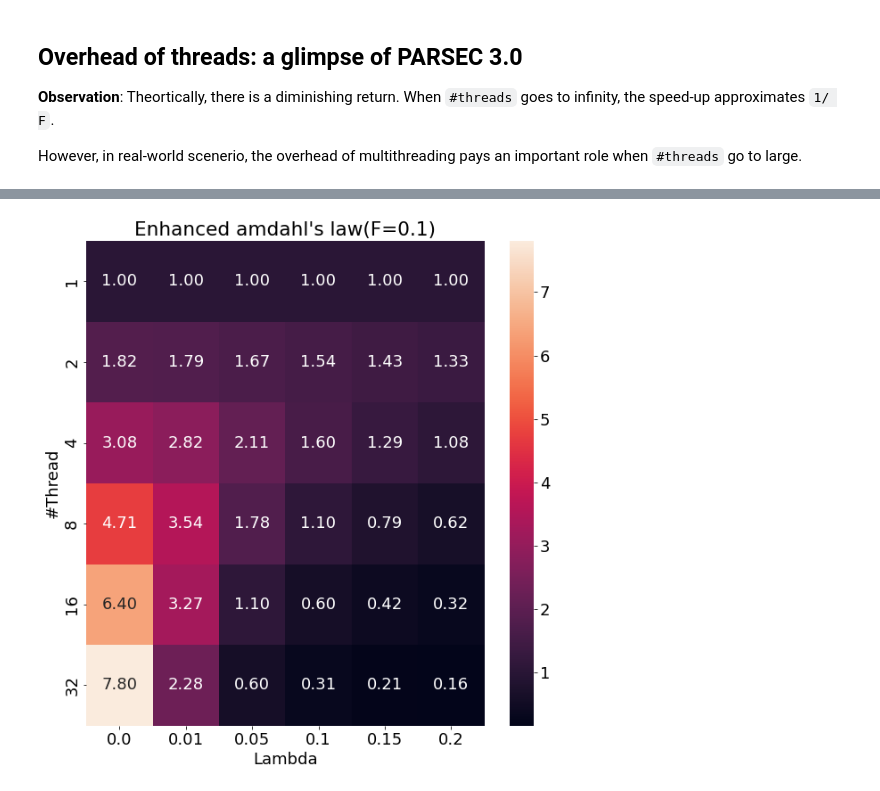
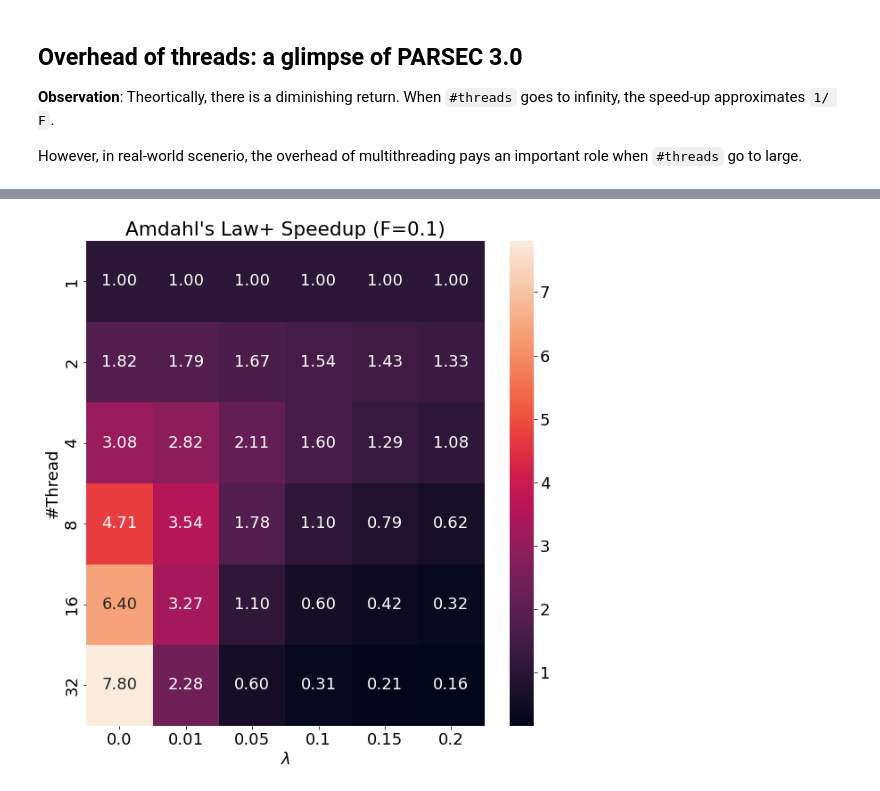
Before and after one commit to liubai01/Multicore-NYU-2021, a Jupyter notebook: Amdahl's law.ipynb, the cells around one changed output, grey strips where cells are left out. Cells and saved outputs as stored; diff of their text form; code cells hidden in the pictures.

```diff
--- a/Amdahl's law.ipynb
+++ b/Amdahl's law.ipynb
@@ -181,20 +201,20 @@ ax = sns.heatmap(vis, annot=True, fmt=".2f")
 # %%
 L = [0.0, 0.01, 0.05, 0.1, 0.15, 0.2]
 P = [1, 2, 4, 8, 16, 32]
 
 out_f = []
 out_l = []
 out = []
 
 df_data = []
 
 for l in L:
     for p in P:
         df_data.append([l, p, amdahl_plus(F=0.1, lmd=l, p=p)])
-df = pd.DataFrame(data=df_data, columns=['Lambda', '#Thread', 'SpeedUp'])
+df = pd.DataFrame(data=df_data, columns=['$\lambda$', '#Thread', 'SpeedUp'])
 
-vis = df.pivot('#Thread', 'Lambda', 'SpeedUp')
-plt.title("Enhanced amdahl's law(F=0.1)")
+vis = df.pivot('#Thread', '$\lambda$', 'SpeedUp')
+plt.title("Amdahl's Law+ Speedup (F=0.1)")
 ax = sns.heatmap(vis, annot=True, fmt=".2f")
 # %% [output]
-[figure, old version]
+[figure, new version]
```
Also changed, not shown: parts of 8 cells of this notebook.
